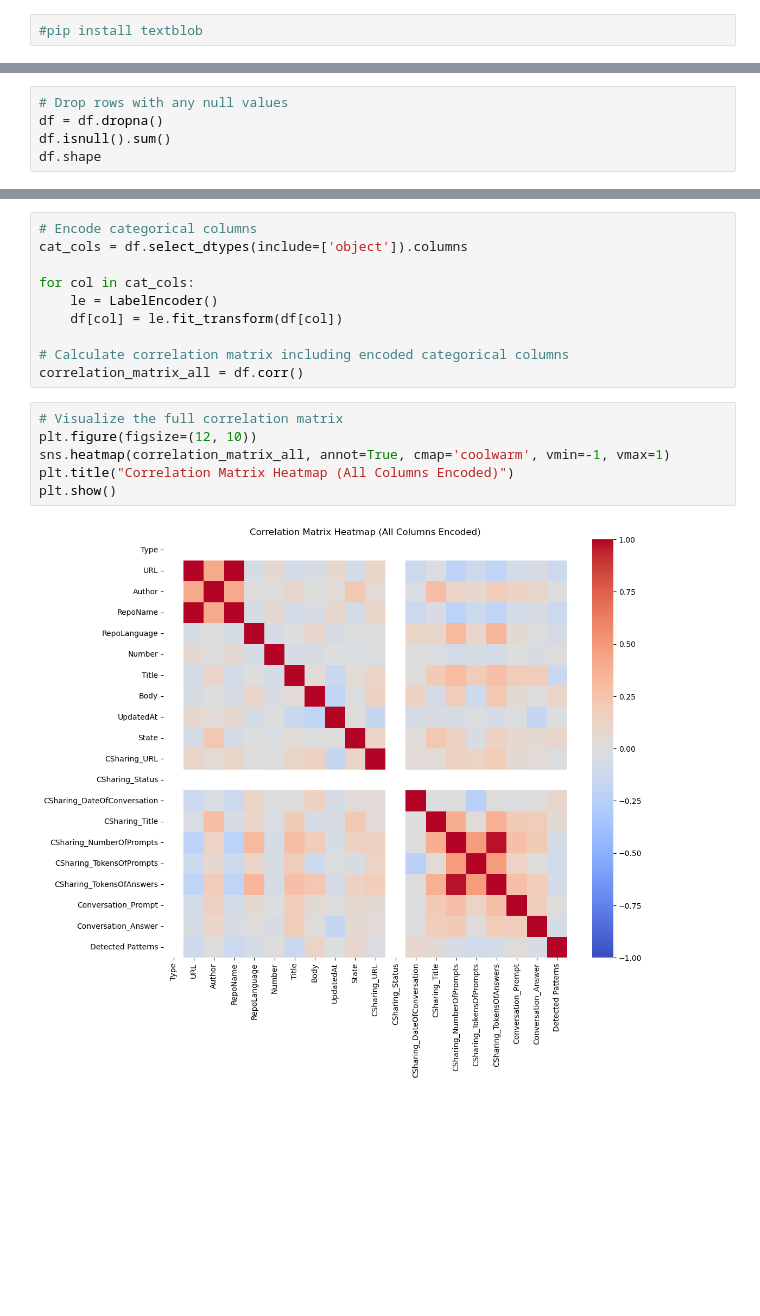
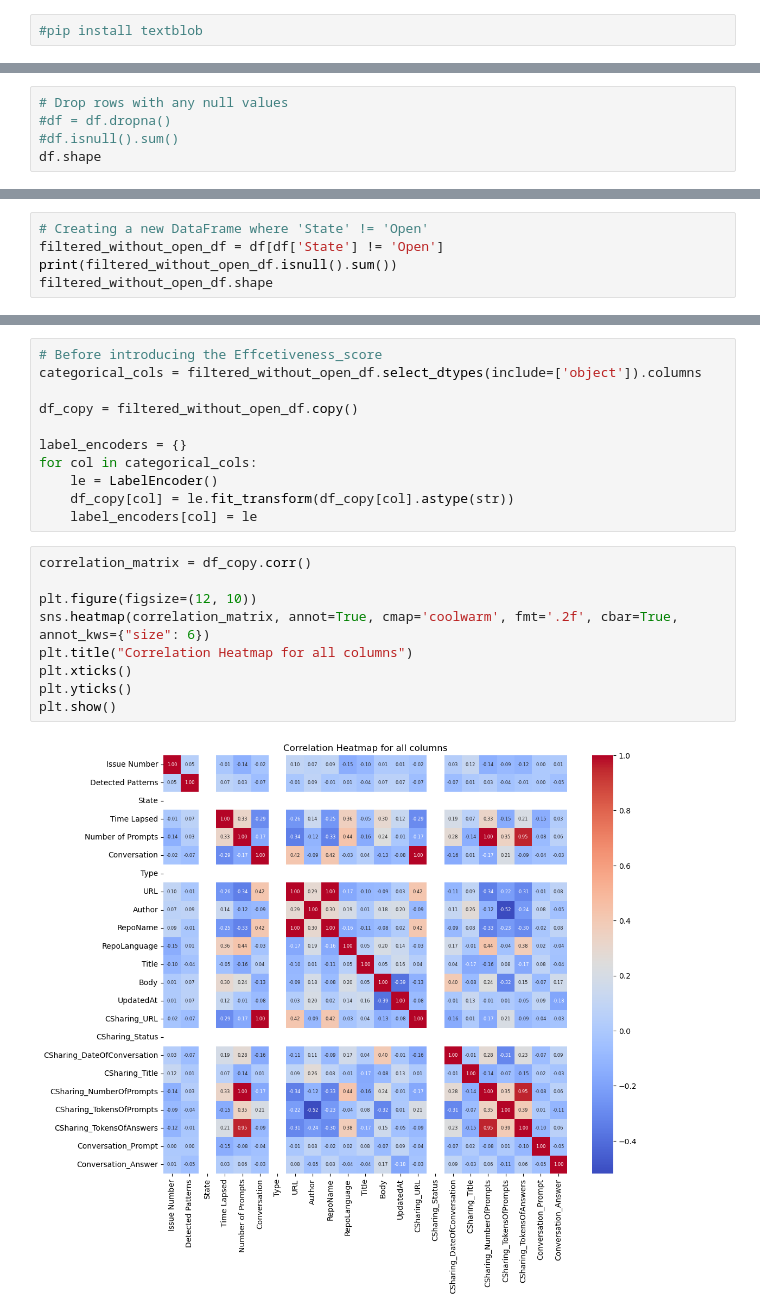
Before and after one commit to pyadav6/SSW-627, a Jupyter notebook: issues_sharing_prompt_effective.ipynb, the cells around one changed output, grey strips where cells are left out. Saved outputs shown, nothing was run; the diff lists cells and outputs as text; blank space fills up the shorter version.

```diff
--- a/issues_sharing_prompt_effective.ipynb
+++ b/issues_sharing_prompt_effective.ipynb
@@ -41,7 +43,7 @@ Detected Patterns              1940
 dtype: int64
 # %%
 # Drop rows with any null values
-df = df.dropna()
-df.isnull().sum()
+#df = df.dropna()
+#df.isnull().sum()
 df.shape
 # %% [output]
@@ -48,0 +56,5 @@ df.shape
+# %%
+# Creating a new DataFrame where 'State' != 'Open'
+filtered_without_open_df = df[df['State'] != 'Open']
+print(filtered_without_open_df.isnull().sum())
+filtered_without_open_df.shape
@@ -67,20 +116,24 @@ plt.show()
 # %%
-# Encode categorical columns
-cat_cols = df.select_dtypes(include=['object']).columns
+# Before introducing the Effcetiveness_score
+categorical_cols = filtered_without_open_df.select_dtypes(include=['object']).columns
 
-for col in cat_cols:
+df_copy = filtered_without_open_df.copy()
+
+label_encoders = {}
+for col in categorical_cols:
     le = LabelEncoder()
-    df[col] = le.fit_transform(df[col])
-
-# Calculate correlation matrix including encoded categorical columns
-correlation_matrix_all = df.corr()
+    df_copy[col] = le.fit_transform(df_copy[col].astype(str))
+    label_encoders[col] = le
 # %%
-# Visualize the full correlation matrix
+correlation_matrix = df_copy.corr()
+
 plt.figure(figsize=(12, 10))
-sns.heatmap(correlation_matrix_all, annot=True, cmap='coolwarm', vmin=-1, vmax=1)
-plt.title("Correlation Matrix Heatmap (All Columns Encoded)")
+sns.heatmap(correlation_matrix, annot=True, cmap='coolwarm', fmt='.2f', cbar=True, annot_kws={"size": 6})
+plt.title("Correlation Heatmap for all columns")
+plt.xticks()
+plt.yticks()
 plt.show()
 # %% [output]
-[figure, old version]
+[figure, new version]
 # %%
 # On the basis of above correlation matrix chose columns for calculating the effectiveness of the prompt
```
Also changed, not shown: parts of 27 cells of this notebook, 18 other files.
